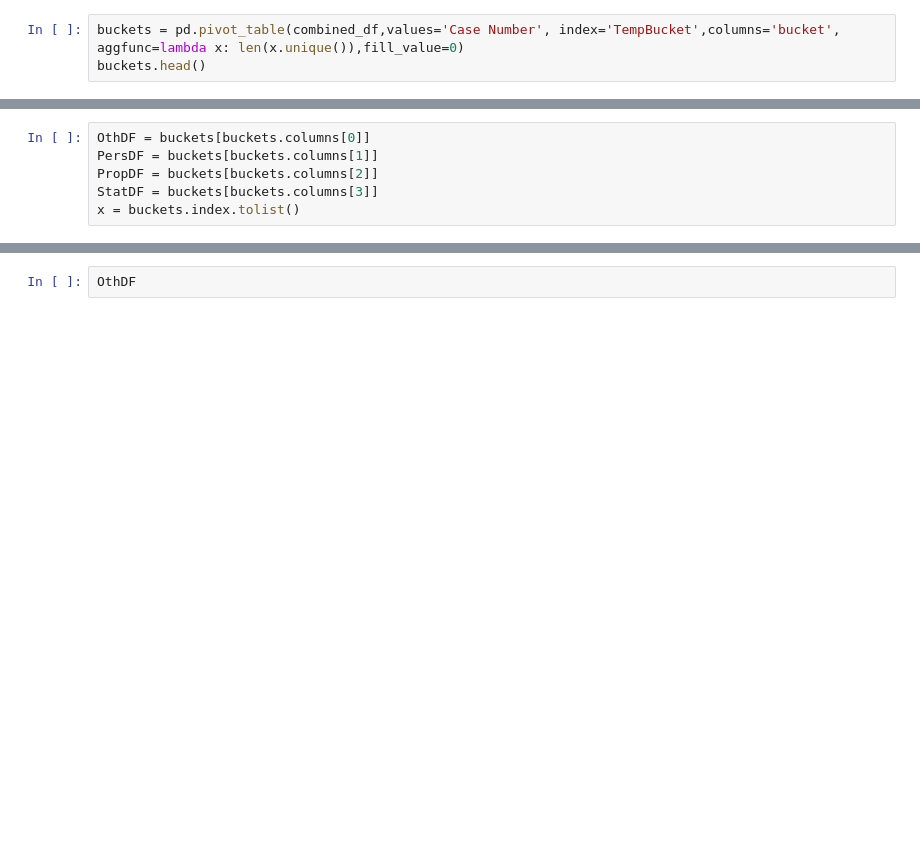
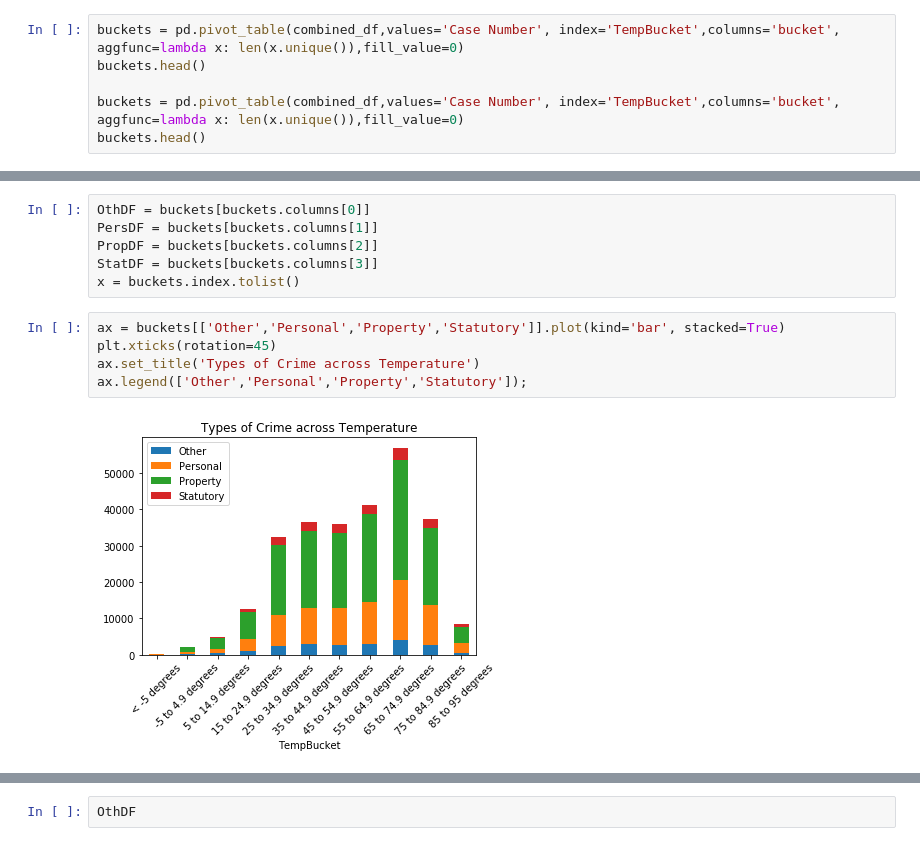
Before and after one commit to chengchenggan/Chicago_Crime_Weather, a Jupyter notebook: Resources/Stats.ipynb, the cells around one changed output, grey strips where cells are left out. Saved outputs shown, nothing was run; the diff lists cells and outputs as text; blank space fills up the shorter version.

```diff
--- a/Resources/Stats.ipynb
+++ b/Resources/Stats.ipynb
@@ -142,6 +151,9 @@ ax.set_ylim(-5,400)
 # %%
 buckets = pd.pivot_table(combined_df,values='Case Number', index='TempBucket',columns='bucket',  aggfunc=lambda x: len(x.unique()),fill_value=0)
 buckets.head()
+
+buckets = pd.pivot_table(combined_df,values='Case Number', index='TempBucket',columns='bucket',  aggfunc=lambda x: len(x.unique()),fill_value=0)
+buckets.head()
 # %% [output]
 | bucket | Other | Personal | Property | Statutory |
 | TempBucket |  |  |  |  |
@@ -156,3 +168,10 @@ PersDF = buckets[buckets.columns[1]]
 PropDF = buckets[buckets.columns[2]]
 StatDF = buckets[buckets.columns[3]]
 x = buckets.index.tolist()
+# %%
+ax = buckets[['Other','Personal','Property','Statutory']].plot(kind='bar', stacked=True)
+plt.xticks(rotation=45)
+ax.set_title('Types of Crime across Temperature')
+ax.legend(['Other','Personal','Property','Statutory']);
+# %% [output]
+[figure, added]
```
Also changed, not shown: parts of 16 cells of this notebook.
